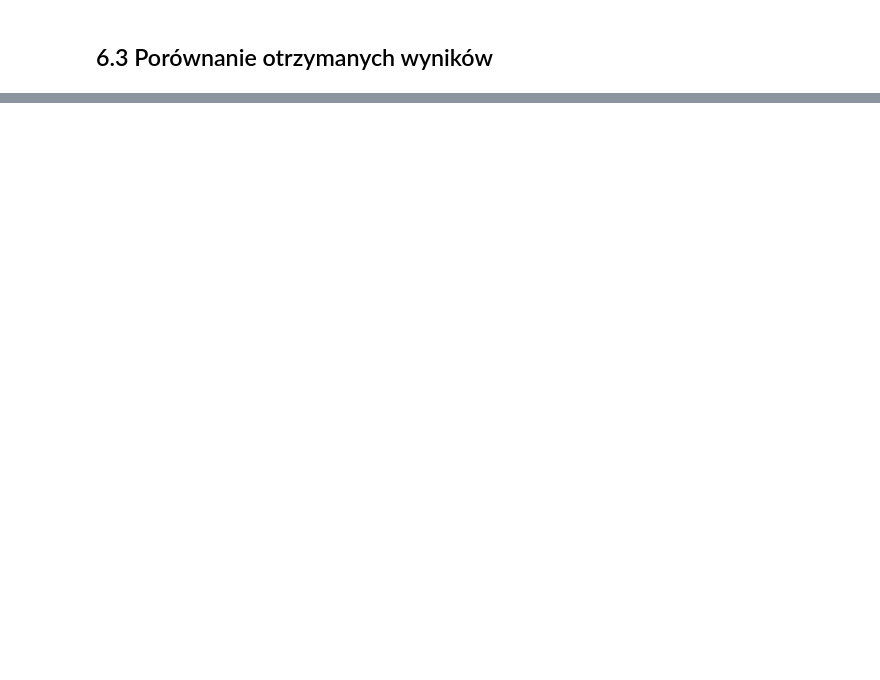
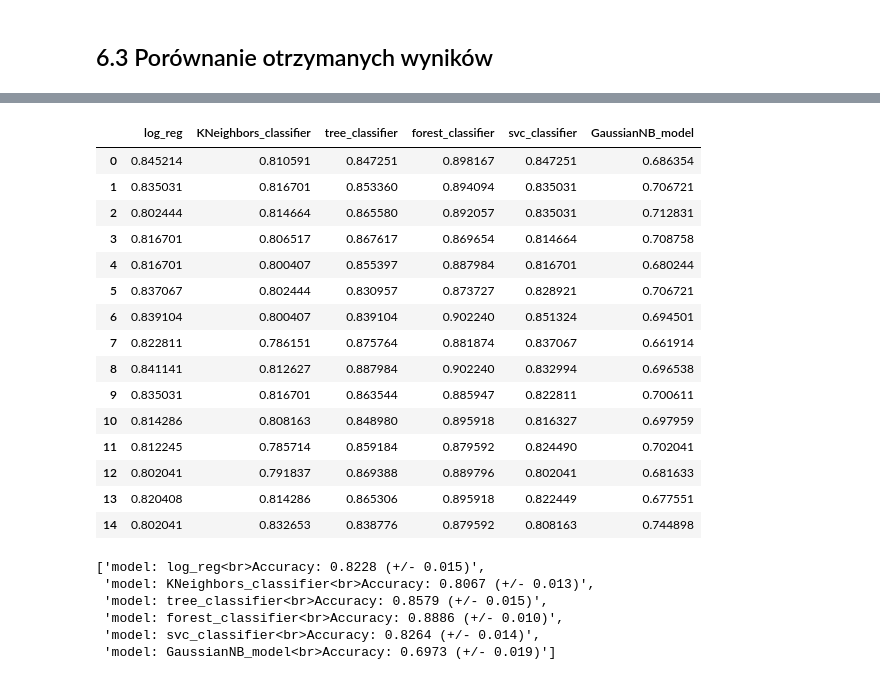
Before and after one commit to ArminD93/KeplerExoplanetSearchResults, a Jupyter notebook: KeplerExoplanetSearchResults.ipynb, the cells around one changed output, grey strips where cells are left out. Drawn from its saved outputs; the diff is of its cells as text; code cells hidden in the pictures; blank space fills up the shorter version.

```diff
--- a/KeplerExoplanetSearchResults.ipynb
+++ b/KeplerExoplanetSearchResults.ipynb
@@ -703,0 +751,38 @@ metrics_df.tail()
+# %%
+model_dict = {'log_reg'               : log_reg,
+              'KNeighbors_classifier' : KNeighbors_classifier,
+              'tree_classifier'       : tree_classifier,
+              'forest_classifier'     : forest_classifier,
+              'svc_classifier'        : svc_classifier,
+              'GaussianNB_model'      : GaussianNB_model
+              }
+
+crossVal = CrossVal(model_dict, cv= 15)
+# %%
+crossVal.Create_cross_val_df()
+# %% [output]
+|  | log_reg | KNeighbors_classifier | tree_classifier | forest_classifier | svc_classifier | GaussianNB_model |
+| 0 | 0.845214 | 0.810591 | 0.847251 | 0.898167 | 0.847251 | 0.686354 |
+| 1 | 0.835031 | 0.816701 | 0.853360 | 0.894094 | 0.835031 | 0.706721 |
+| 2 | 0.802444 | 0.814664 | 0.865580 | 0.892057 | 0.835031 | 0.712831 |
+| 3 | 0.816701 | 0.806517 | 0.867617 | 0.869654 | 0.814664 | 0.708758 |
+| 4 | 0.816701 | 0.800407 | 0.855397 | 0.887984 | 0.816701 | 0.680244 |
+| 5 | 0.837067 | 0.802444 | 0.830957 | 0.873727 | 0.828921 | 0.706721 |
+| 6 | 0.839104 | 0.800407 | 0.839104 | 0.902240 | 0.851324 | 0.694501 |
+| 7 | 0.822811 | 0.786151 | 0.875764 | 0.881874 | 0.837067 | 0.661914 |
+| 8 | 0.841141 | 0.812627 | 0.887984 | 0.902240 | 0.832994 | 0.696538 |
+| 9 | 0.835031 | 0.816701 | 0.863544 | 0.885947 | 0.822811 | 0.700611 |
+| 10 | 0.814286 | 0.808163 | 0.848980 | 0.895918 | 0.816327 | 0.697959 |
+| 11 | 0.812245 | 0.785714 | 0.859184 | 0.879592 | 0.824490 | 0.702041 |
+| 12 | 0.802041 | 0.791837 | 0.869388 | 0.889796 | 0.802041 | 0.681633 |
+| 13 | 0.820408 | 0.814286 | 0.865306 | 0.895918 | 0.822449 | 0.677551 |
+| 14 | 0.802041 | 0.832653 | 0.838776 | 0.879592 | 0.808163 | 0.744898 |
+# %%
+crossVal.titleList
+# %% [output]
+['model: log_reg<br>Accuracy: 0.8228 (+/- 0.015)',
+ 'model: KNeighbors_classifier<br>Accuracy: 0.8067 (+/- 0.013)',
+ 'model: tree_classifier<br>Accuracy: 0.8579 (+/- 0.015)',
+ 'model: forest_classifier<br>Accuracy: 0.8886 (+/- 0.010)',
+ 'model: svc_classifier<br>Accuracy: 0.8264 (+/- 0.014)',
+ 'model: GaussianNB_model<br>Accuracy: 0.6973 (+/- 0.019)']
```
Also changed, not shown: parts of 25 cells of this notebook.
